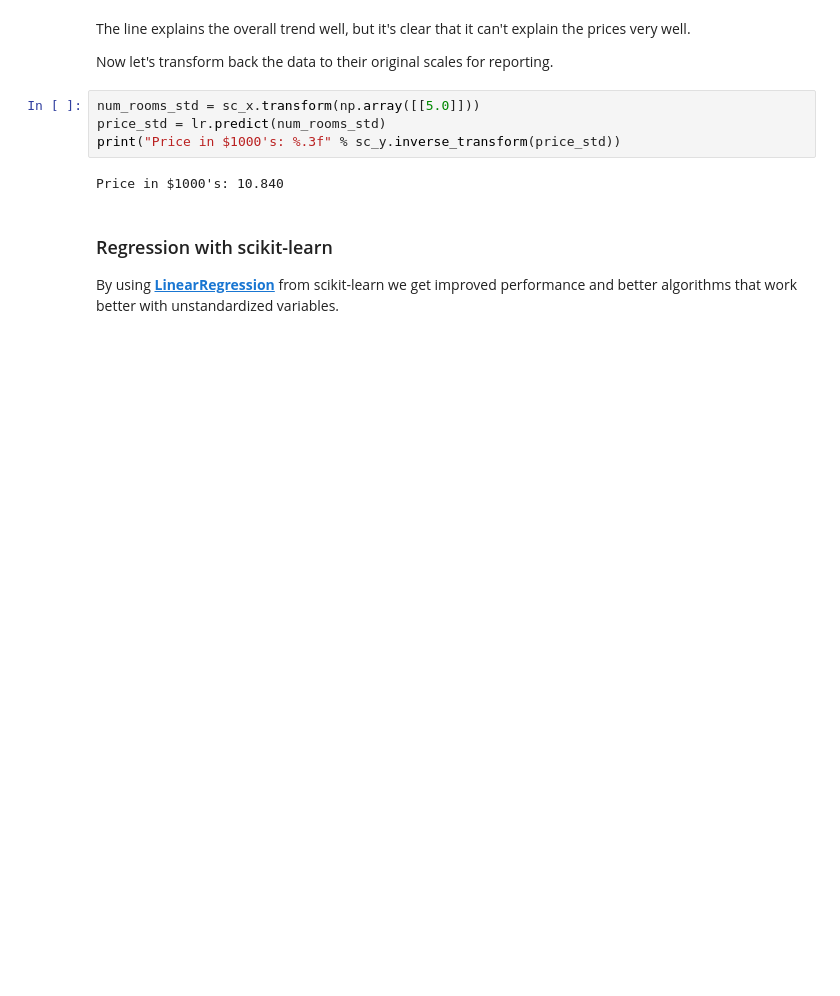
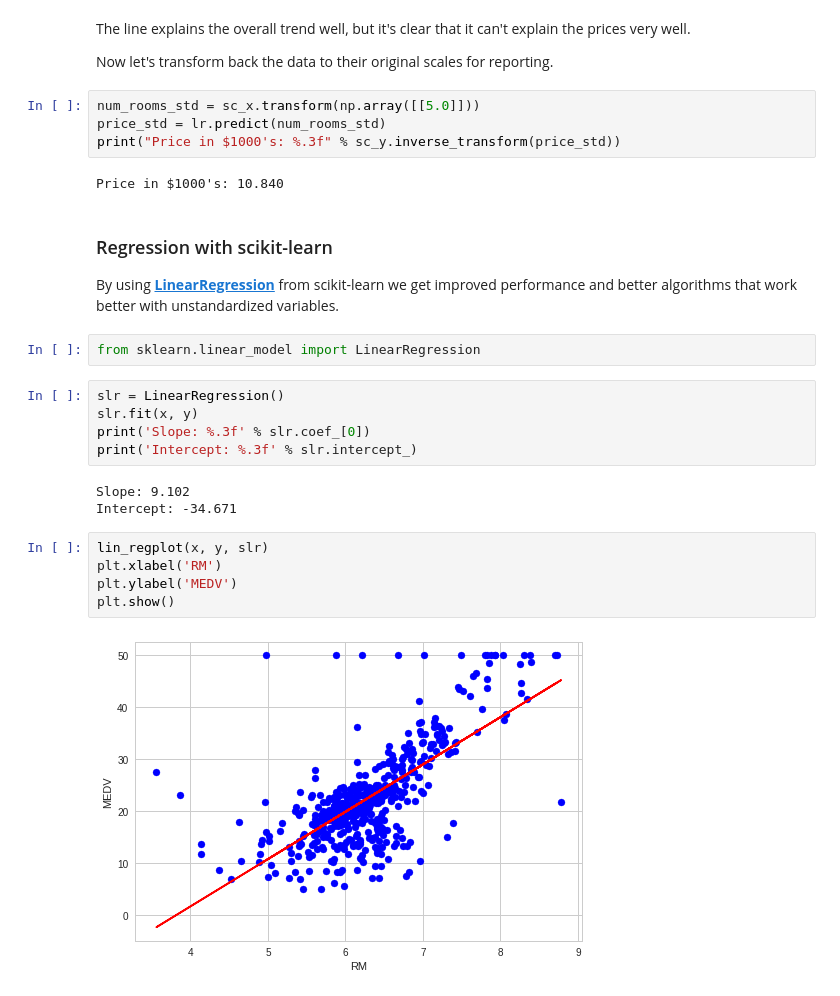
Before and after one commit to alanmarazzi/python-machinelearning, a Jupyter notebook: Chapter 10 - Predicting continuous variable with regression analysis.ipynb, the cells around one changed output. Drawn from its saved outputs; the diff is of its cells as text; blank space fills up the shorter version.

Commit message:
Update ch 10 up to regularized regression

```diff
--- a/Chapter 10 - Predicting continuous variable with regression analysis.ipynb
+++ b/Chapter 10 - Predicting continuous variable with regression analysis.ipynb
@@ -165,3 +165,20 @@ Price in $1000's: 10.840
 ### Regression with scikit-learn
 
 By using [**LinearRegression**](http://scikit-learn.org/stable/modules/generated/sklearn.linear_model.LinearRegression.html) from scikit-learn we get improved performance and better algorithms that work better with unstandardized variables.
+# %%
+from sklearn.linear_model import LinearRegression
+# %%
+slr = LinearRegression()
+slr.fit(x, y)
+print('Slope: %.3f' % slr.coef_[0])
+print('Intercept: %.3f' % slr.intercept_)
+# %% [output]
+Slope: 9.102
+Intercept: -34.671
+# %%
+lin_regplot(x, y, slr)
+plt.xlabel('RM')
+plt.ylabel('MEDV')
+plt.show()
+# %% [output]
+[figure, added]
```
Also changed, not shown: parts of 18 cells of this notebook.
